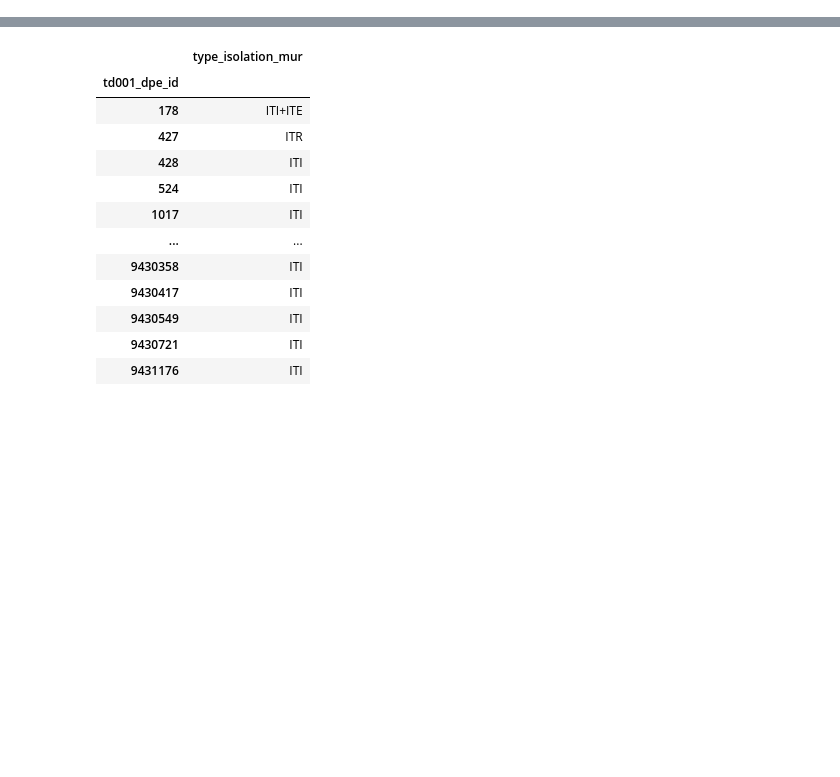
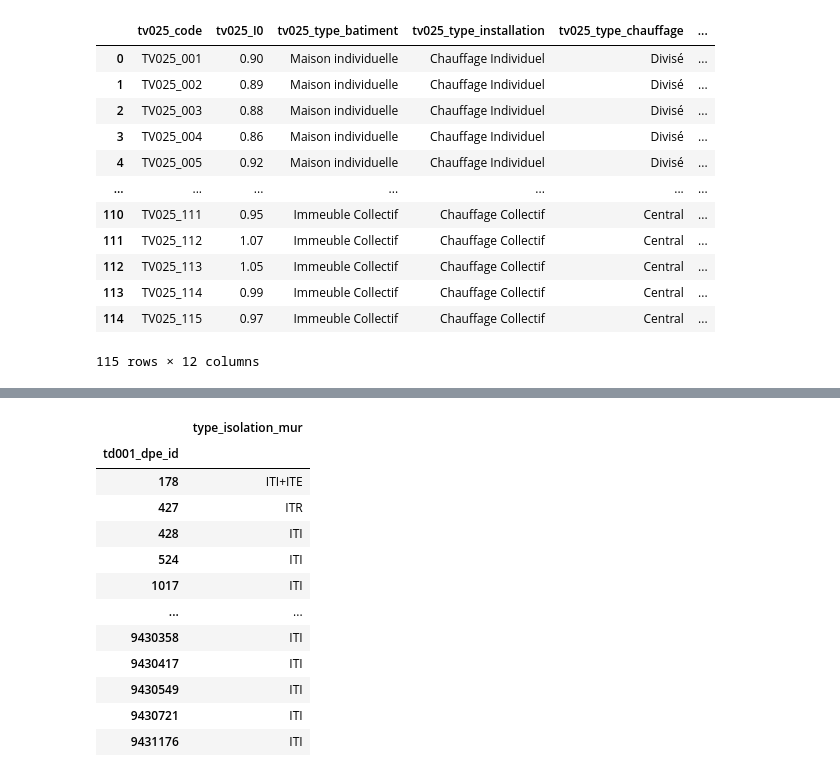
Before and after one commit to etalab/de-dpe-processing, a Jupyter notebook: data_processing_cstb/traitement_donnees_metier/dev.ipynb, the cells around one changed output, grey strips where cells are left out. Saved outputs shown, nothing was run; the diff lists cells and outputs as text; code cells hidden in the pictures; blank space fills up the shorter version.

```diff
--- a/data_processing_cstb/traitement_donnees_metier/dev.ipynb
+++ b/data_processing_cstb/traitement_donnees_metier/dev.ipynb
@@ -0,0 +480,18 @@
+# %%
+trtv = DPETrTvTables()
+# %%
+trtv.trtv_table_dict['tv025_intermittence']
+# %% [output]
+|  | tv025_code | tv025_I0 | tv025_type_batiment | tv025_type_installation | tv025_type_chauffage | ... |
+| 0 | TV025_001 | 0.90 | Maison individuelle | Chauffage Individuel | Divisé | ... |
+| 1 | TV025_002 | 0.89 | Maison individuelle | Chauffage Individuel | Divisé | ... |
+| 2 | TV025_003 | 0.88 | Maison individuelle | Chauffage Individuel | Divisé | ... |
+| 3 | TV025_004 | 0.86 | Maison individuelle | Chauffage Individuel | Divisé | ... |
+| 4 | TV025_005 | 0.92 | Maison individuelle | Chauffage Individuel | Divisé | ... |
+| ... | ... | ... | ... | ... | ... | ... |
+| 110 | TV025_111 | 0.95 | Immeuble Collectif | Chauffage Collectif | Central | ... |
+| 111 | TV025_112 | 1.07 | Immeuble Collectif | Chauffage Collectif | Central | ... |
+| 112 | TV025_113 | 1.05 | Immeuble Collectif | Chauffage Collectif | Central | ... |
+| 113 | TV025_114 | 0.99 | Immeuble Collectif | Chauffage Collectif | Central | ... |
+| 114 | TV025_115 | 0.97 | Immeuble Collectif | Chauffage Collectif | Central | ... |
+115 rows × 12 columns
```
Also changed, not shown: parts of 72 cells of this notebook, 8 other files.
